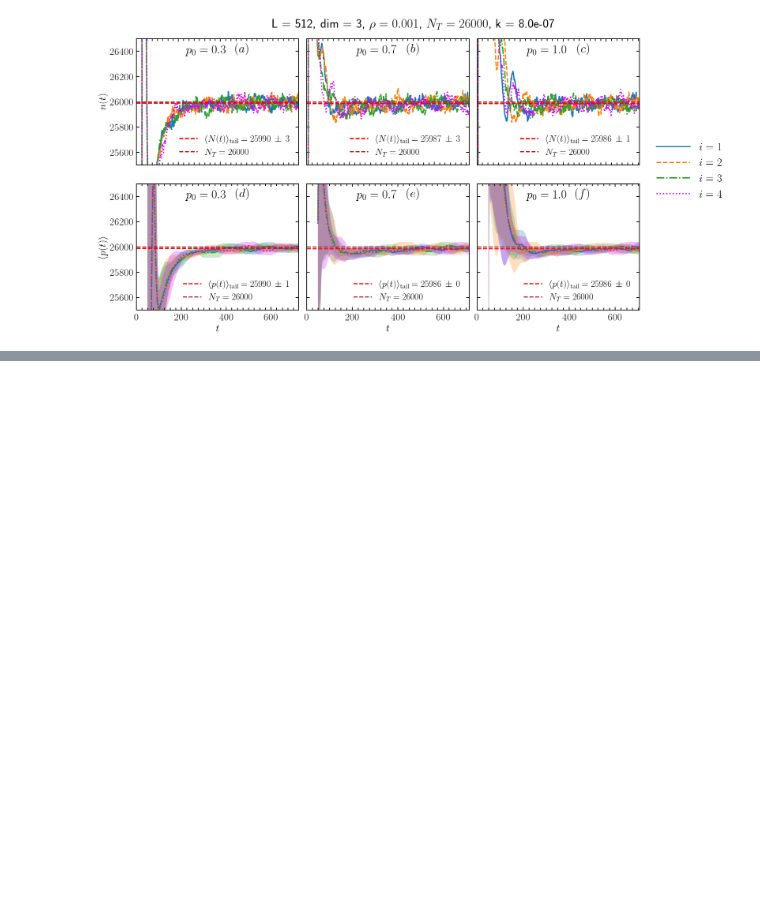
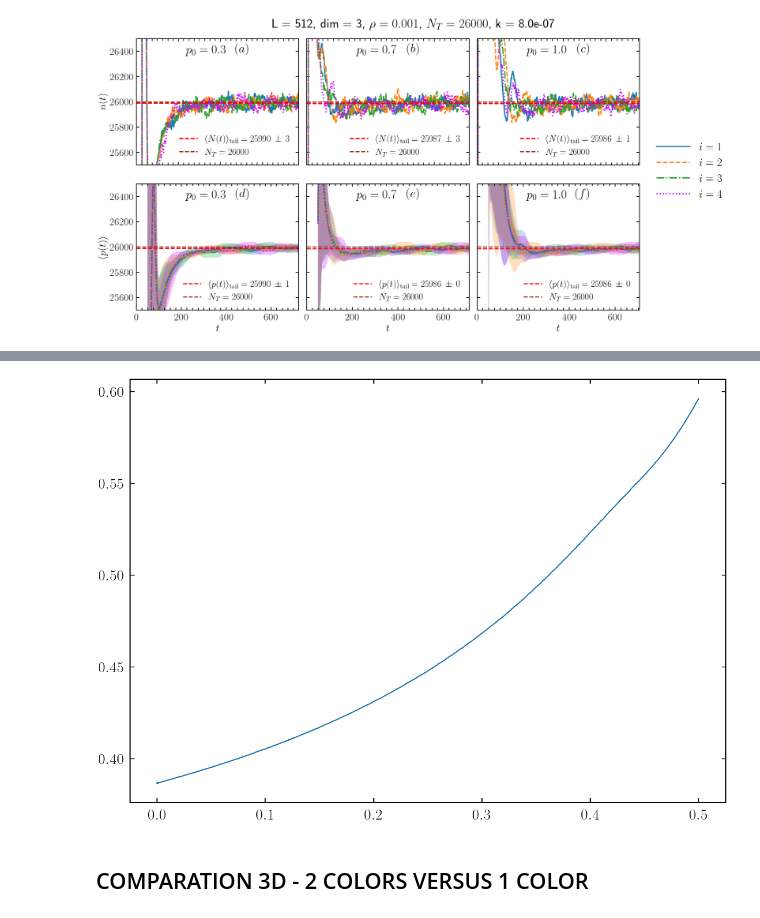
Before and after one commit to JuniorAlencar/self_organization_percolation, a Jupyter notebook: jupyter/TimeSeries_Analysis_3D.ipynb, the cells around one changed output, grey strips where cells are left out. Saved outputs shown, nothing was run; the diff lists cells and outputs as text; code cells hidden in the pictures; blank space fills up the shorter version.

```diff
--- a/jupyter/TimeSeries_Analysis_3D.ipynb
+++ b/jupyter/TimeSeries_Analysis_3D.ipynb
@@ -728,0 +724,8 @@ Valor de rho_max válido: 0.22469
+# %%
+df_filter = df_clean_3d[df_clean_3d["num_colors"]==2]
+plt.plot(df_filter["rho"], df_filter['pt_mean'])
+plt.show()
+# %% [output]
+[figure, added]
+# %% [markdown]
+## COMPARATION 3D - 2 COLORS VERSUS 1 COLOR
```
Also changed, not shown: parts of 8 cells of this notebook, 6 other files.
